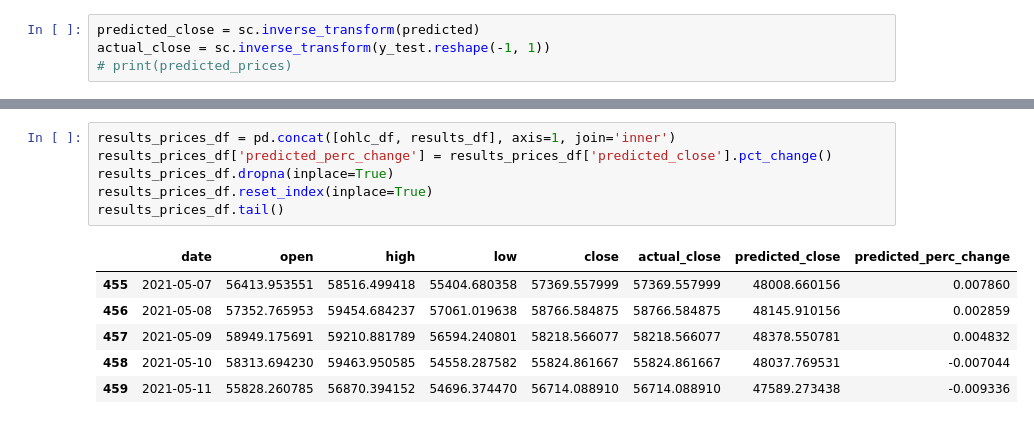
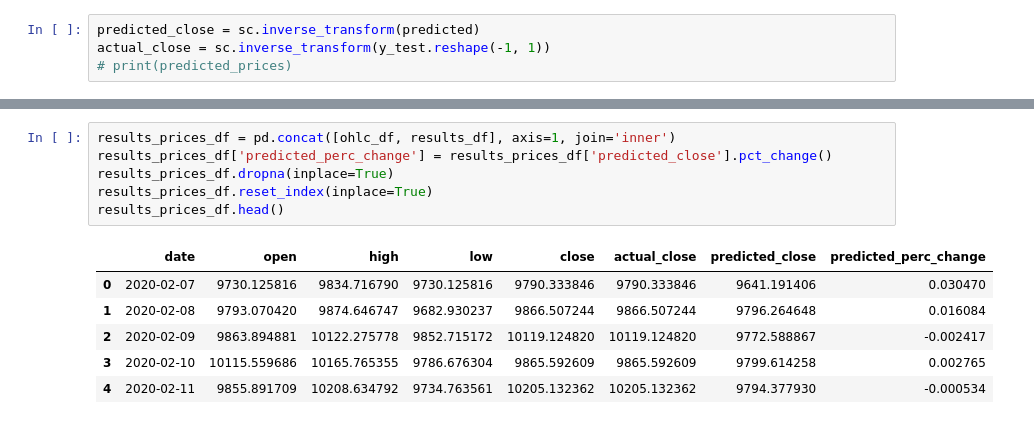
Before and after one commit to georgekoul26/Bitcoin_Models, a Jupyter notebook: testmodel.ipynb, the cells around one changed output, grey strips where cells are left out. Drawn from its saved outputs; the diff is of its cells as text.

```diff
--- a/testmodel.ipynb
+++ b/testmodel.ipynb
@@ -312,16 +312,16 @@ results_df
 # %%
 results_prices_df = pd.concat([ohlc_df, results_df], axis=1, join='inner')
 results_prices_df['predicted_perc_change'] = results_prices_df['predicted_close'].pct_change()
 results_prices_df.dropna(inplace=True)
 results_prices_df.reset_index(inplace=True)
-results_prices_df.tail()
+results_prices_df.head()
 # %% [output]
 |  | date | open | high | low | close | actual_close | predicted_close | predicted_perc_change |
-| 455 | 2021-05-07 | 56413.953551 | 58516.499418 | 55404.680358 | 57369.557999 | 57369.557999 | 48008.660156 | 0.007860 |
-| 456 | 2021-05-08 | 57352.765953 | 59454.684237 | 57061.019638 | 58766.584875 | 58766.584875 | 48145.910156 | 0.002859 |
-| 457 | 2021-05-09 | 58949.175691 | 59210.881789 | 56594.240801 | 58218.566077 | 58218.566077 | 48378.550781 | 0.004832 |
-| 458 | 2021-05-10 | 58313.694230 | 59463.950585 | 54558.287582 | 55824.861667 | 55824.861667 | 48037.769531 | -0.007044 |
-| 459 | 2021-05-11 | 55828.260785 | 56870.394152 | 54696.374470 | 56714.088910 | 56714.088910 | 47589.273438 | -0.009336 |
+| 0 | 2020-02-07 | 9730.125816 | 9834.716790 | 9730.125816 | 9790.333846 | 9790.333846 | 9641.191406 | 0.030470 |
+| 1 | 2020-02-08 | 9793.070420 | 9874.646747 | 9682.930237 | 9866.507244 | 9866.507244 | 9796.264648 | 0.016084 |
+| 2 | 2020-02-09 | 9863.894881 | 10122.275778 | 9852.715172 | 10119.124820 | 10119.124820 | 9772.588867 | -0.002417 |
+| 3 | 2020-02-10 | 10115.559686 | 10165.765355 | 9786.676304 | 9865.592609 | 9865.592609 | 9799.614258 | 0.002765 |
+| 4 | 2020-02-11 | 9855.891709 | 10208.634792 | 9734.763561 | 10205.132362 | 10205.132362 | 9794.377930 | -0.000534 |
 # %%
 position=0
 realized_profit = 0
```
Also changed, not shown: parts of 10 cells of this notebook.
